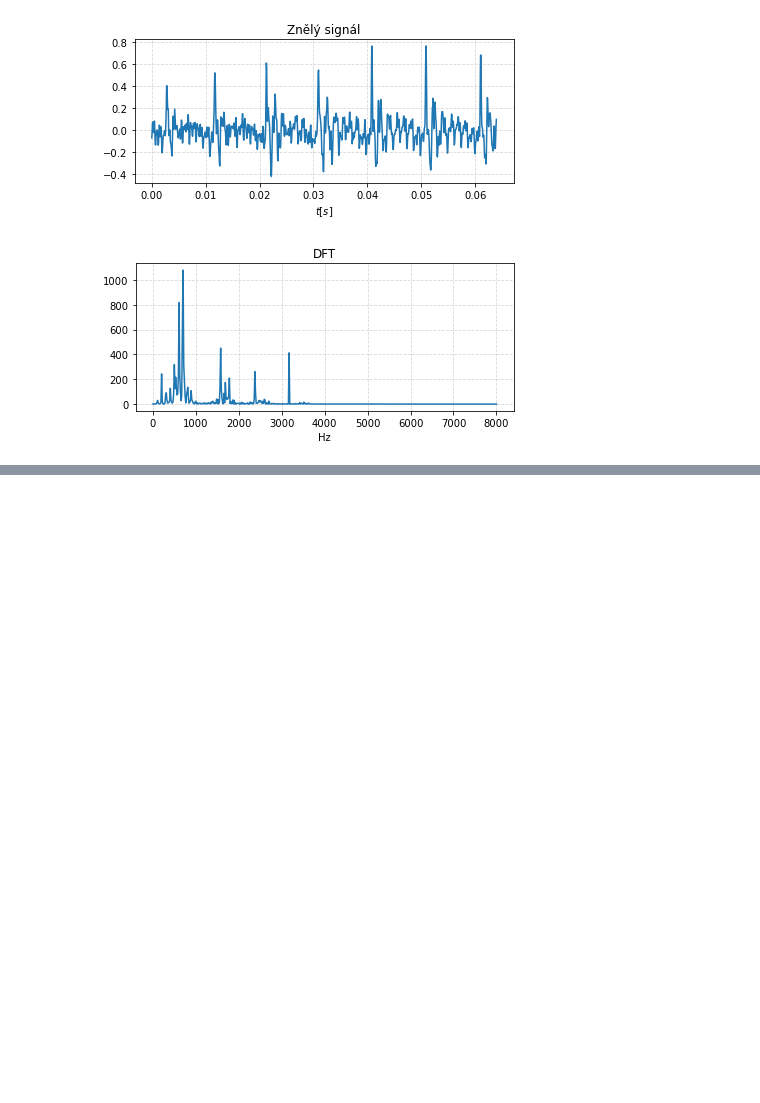
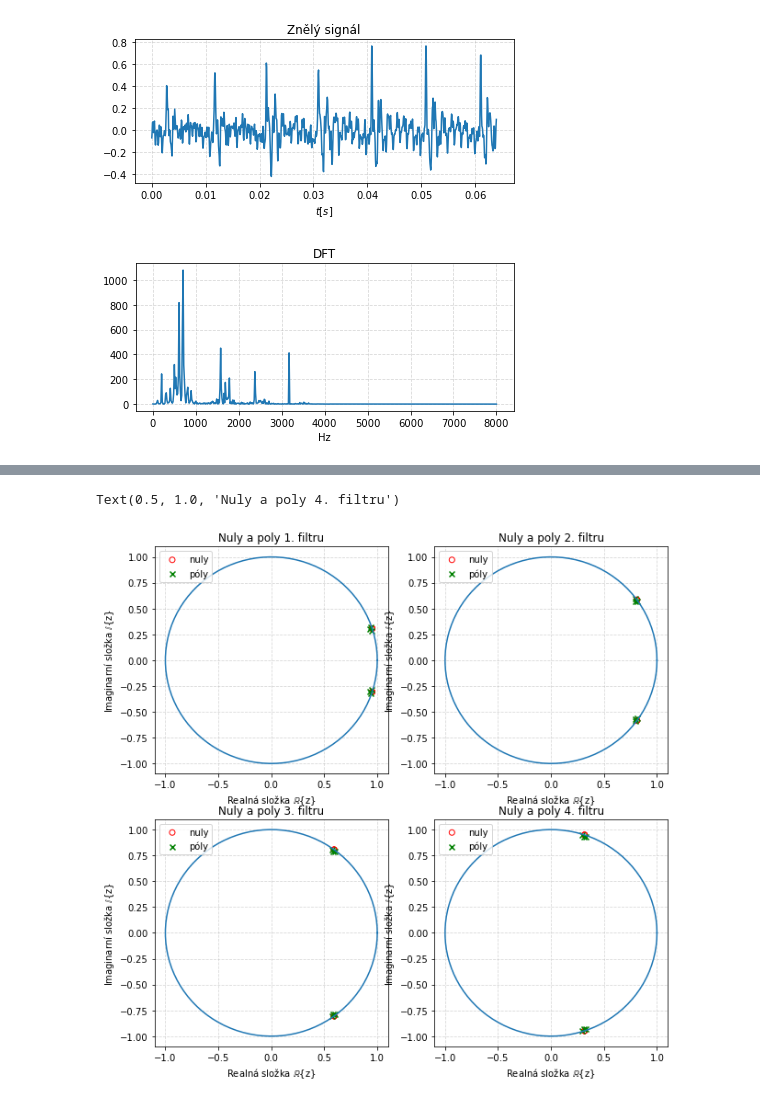
Before and after one commit to adamkankovsky/ISS_Projekt, a Jupyter notebook: ISSproj.ipynb, the cells around one changed output, grey strips where cells are left out. Cells and saved outputs as stored; diff of their text form; code cells hidden in the pictures; blank space fills up the shorter version.

```diff
--- a/ISSproj.ipynb
+++ b/ISSproj.ipynb
@@ -89,0 +154,49 @@ plt.show()
+# %%
+_, ax = plt.subplots(2, 2, figsize=(10,10))
+ang = np.linspace(0, 2*np.pi,100)
+z, p, k = tf2zpk(b_s[0], a_s[0])
+ax[0, 0].plot(np.cos(ang), np.sin(ang))
+ax[0, 0].scatter(np.real(z), np.imag(z), marker='o', facecolors='none', edgecolors='r', label='nuly')
+ax[0, 0].scatter(np.real(p), np.imag(p), marker='x', color='g', label='póly')
+
+ax[0, 0].set_xlabel('Realná složka $\mathbb{R}\{$z$\}$')
+ax[0, 0].set_ylabel('Imaginarní složka $\mathbb{I}\{$z$\}$')
+ax[0, 0].grid(alpha=0.5, linestyle='--')
+ax[0, 0].legend(loc='upper left')
+ax[0, 0].set_title("Nuly a poly 1. filtru")
+
+z, p, k = tf2zpk(b_s[1], a_s[1])
+ax[0, 1].plot(np.cos(ang), np.sin(ang))
+ax[0, 1].scatter(np.real(z), np.imag(z), marker='o', facecolors='none', edgecolors='r', label='nuly')
+ax[0, 1].scatter(np.real(p), np.imag(p), marker='x', color='g', label='póly')
+
+ax[0, 1].set_xlabel('Realná složka $\mathbb{R}\{$z$\}$')
+ax[0, 1].set_ylabel('Imaginarní složka $\mathbb{I}\{$z$\}$')
+ax[0, 1].grid(alpha=0.5, linestyle='--')
+ax[0, 1].legend(loc='upper left')
+ax[0, 1].set_title("Nuly a poly 2. filtru")
+
+z, p, k = tf2zpk(b_s[2], a_s[2])
+ax[1, 0].plot(np.cos(ang), np.sin(ang))
+ax[1, 0].scatter(np.real(z), np.imag(z), marker='o', facecolors='none', edgecolors='r', label='nuly')
+ax[1, 0].scatter(np.real(p), np.imag(p), marker='x', color='g', label='póly')
+
+ax[1, 0].set_xlabel('Realná složka $\mathbb{R}\{$z$\}$')
+ax[1, 0].set_ylabel('Imaginarní složka $\mathbb{I}\{$z$\}$')
+ax[1, 0].grid(alpha=0.5, linestyle='--')
+ax[1, 0].legend(loc='upper left')
+ax[1, 0].set_title("Nuly a poly 3. filtru")
+
+z, p, k = tf2zpk(b_s[3], a_s[3])
+ax[1, 1].plot(np.cos(ang), np.sin(ang))
+ax[1, 1].scatter(np.real(z), np.imag(z), marker='o', facecolors='none', edgecolors='r', label='nuly')
+ax[1, 1].scatter(np.real(p), np.imag(p), marker='x', color='g', label='póly')
+
+ax[1, 1].set_xlabel('Realná složka $\mathbb{R}\{$z$\}$')
+ax[1, 1].set_ylabel('Imaginarní složka $\mathbb{I}\{$z$\}$')
+ax[1, 1].grid(alpha=0.5, linestyle='--')
+ax[1, 1].legend(loc='upper left')
+ax[1, 1].set_title("Nuly a poly 4. filtru")
+# %% [output]
+Text(0.5, 1.0, 'Nuly a poly 4. filtru')
+[figure, added]
```
Also changed, not shown: parts of 9 cells of this notebook, 2 other files.
